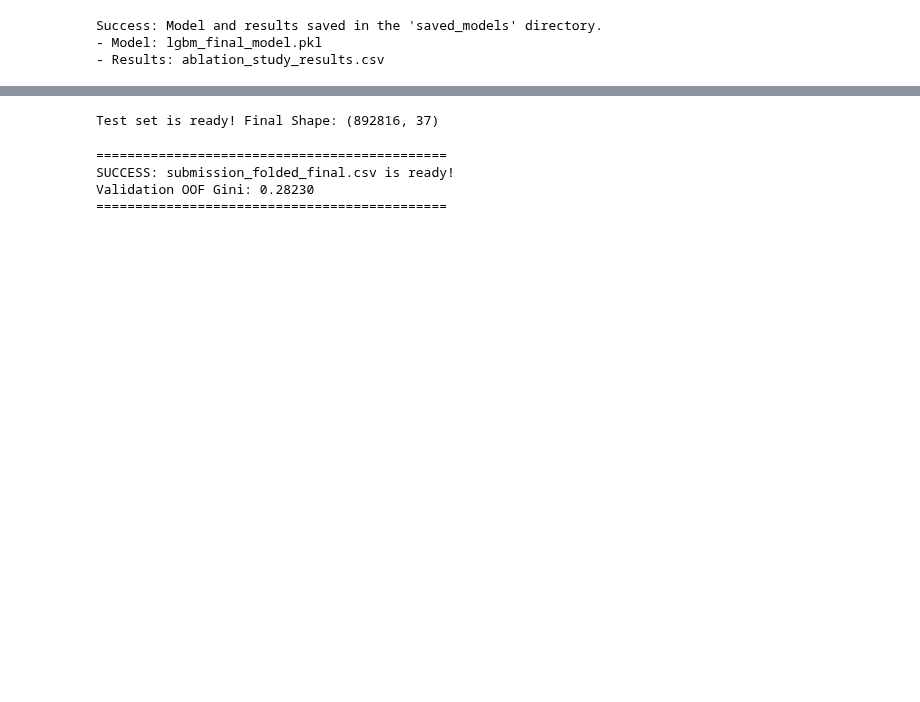
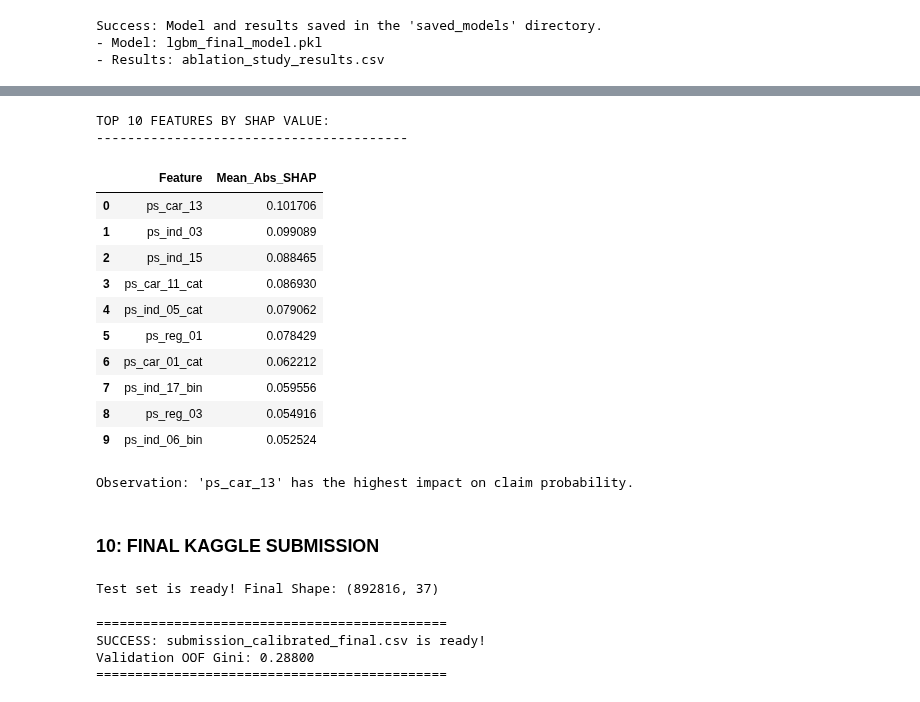
Before and after one commit to deryaarcada/PortoSeguroInsurance, a Jupyter notebook: EDA&ExperimentalWorks29032026.ipynb, the cells around one changed output, grey strips where cells are left out. Cells and saved outputs as stored; diff of their text form; code cells hidden in the pictures; blank space fills up the shorter version.

```diff
--- a/EDA&ExperimentalWorks29032026.ipynb
+++ b/EDA&ExperimentalWorks29032026.ipynb
@@ -1715,3 +1992,50 @@ Success: Model and results saved in the 'saved_models' directory.
+# %%
+# ------------------------------------------------------------
+# SHAP FEATURE IMPORTANCE TABLE
+# ------------------------------------------------------------
+# We calculate the mean absolute SHAP value for each feature
+# to rank their overall impact numerically.
+
+# 1. Calculate mean absolute SHAP values
+# Note: If your shap_values is a list (binary class), use shap_values[1]
+if isinstance(shap_values, list):
+    mean_abs_shap = np.abs(shap_values[1]).mean(axis=0)
+else:
+    mean_abs_shap = np.abs(shap_values).mean(axis=0)
+
+# 2. Create a DataFrame for ranking
+shap_table = pd.DataFrame({
+    'Feature': X_sample.columns,
+    'Mean_Abs_SHAP': mean_abs_shap
+})
+
+# 3. Sort by importance and display
+shap_table = shap_table.sort_values(by='Mean_Abs_SHAP', ascending=False).reset_index(drop=True)
+
+print("TOP 10 FEATURES BY SHAP VALUE:")
+print("-" * 40)
+display(shap_table.head(10))
+
+# Optional: Add a comment about your top feature
+top_feature = shap_table.iloc[0]['Feature']
+print(f"\nObservation: '{top_feature}' has the highest impact on claim probability.")
+# %% [output]
+TOP 10 FEATURES BY SHAP VALUE:
+----------------------------------------
+|  | Feature | Mean_Abs_SHAP |
+| 0 | ps_car_13 | 0.101706 |
+| 1 | ps_ind_03 | 0.099089 |
+| 2 | ps_ind_15 | 0.088465 |
+| 3 | ps_car_11_cat | 0.086930 |
+| 4 | ps_ind_05_cat | 0.079062 |
+| 5 | ps_reg_01 | 0.078429 |
+| 6 | ps_car_01_cat | 0.062212 |
+| 7 | ps_ind_17_bin | 0.059556 |
+| 8 | ps_reg_03 | 0.054916 |
+| 9 | ps_ind_06_bin | 0.052524 |
+Observation: 'ps_car_13' has the highest impact on claim probability.
+# %% [markdown]
+### 10: FINAL KAGGLE SUBMISSION
 # %%
 # Load Kaggle test data
 test_df = pd.read_csv('test.csv')
@@ -1754,38 +2078,39 @@ print(f"Test set is ready! Final Shape: {test_features.shape}")
 Test set is ready! Final Shape: (892816, 37)
 # %%
 # ------------------------------------------------------------
-# STEP 9: FINAL KAGGLE SUBMISSION (Leakage-Free Version)
+# STEP 10: FINAL KAGGLE SUBMISSION
 # The best score from Kaggle -(Public: 0.27282 / Private: 0.26550)
 # ------------------------------------------------------------
 # We use the averaged encoding mapping and the last trained model.
 
-# Prepare test features with the averaged Folded Target Encoding
-test_final_ready = test_features.copy()
-test_final_ready['ps_car_11_cat'] = test_encoding_final # This was calculated in the loop
 
-# Ensure all categorical columns match the model's training expectations
-current_cat_features = [c for c in categorical_cols if c != 'ps_car_11_cat']
-for col in current_cat_features:
-    test_final_ready[col] = test_final_ready[col].astype('category')
 
-#Predict probabilities
-# Using the 'model' from the last fold.
-final_test_probs = model.predict_proba(test_final_ready[X.columns])[:, 1]
+#test_final_ready['ps_car_11_cat'] = test_encoding_final # This was calculated in the loop
+
+"""
+This section generates the final submission file using the calibrated
+predictions accumulated during the 5-fold cross-validation (Section 8.2).
+"""
+
+# The variable 'test_preds_calibrated' contains the averaged and
+# calibrated probabilities from all 5 folds.
+final_submission_probs = test_preds_calibrated
 
 # Create and save the submission file
 submission_final = pd.DataFrame({
     'id': test_ids,
-    'target': final_test_probs
+    'target': final_submission_probs
 })
 
-submission_final.to_csv('submission_folded_final.csv', index=False)
+# Save to CSV
+submission_final.to_csv('submission_calibrated_final.csv', index=False)
 
 print("\n" + "="*45)
-print("SUCCESS: submission_folded_final.csv is ready!")
+print("SUCCESS: submission_calibrated_final.csv is ready!")
 print(f"Validation OOF Gini: {final_gini:.5f}")
 print("="*45)
 # %% [output]
 =============================================
-SUCCESS: submission_folded_final.csv is ready!
-Validation OOF Gini: 0.28230
+SUCCESS: submission_calibrated_final.csv is ready!
+Validation OOF Gini: 0.28800
 =============================================
```
Also changed, not shown: parts of 21 cells of this notebook.
